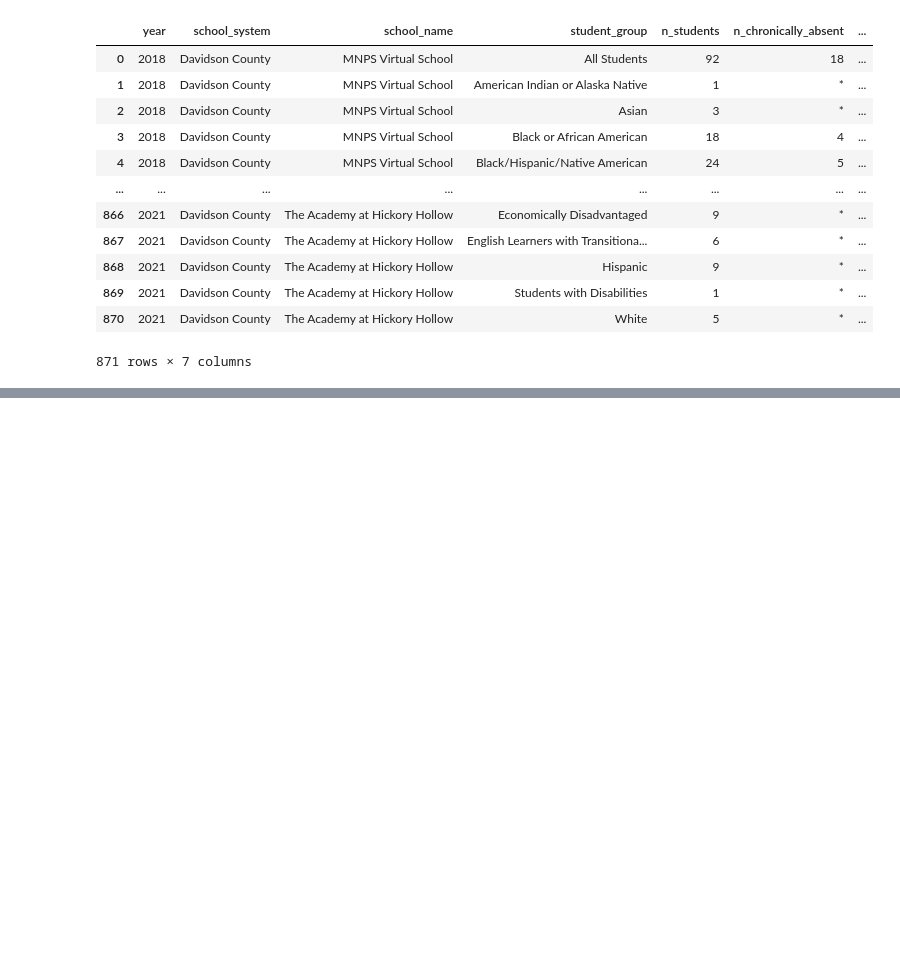
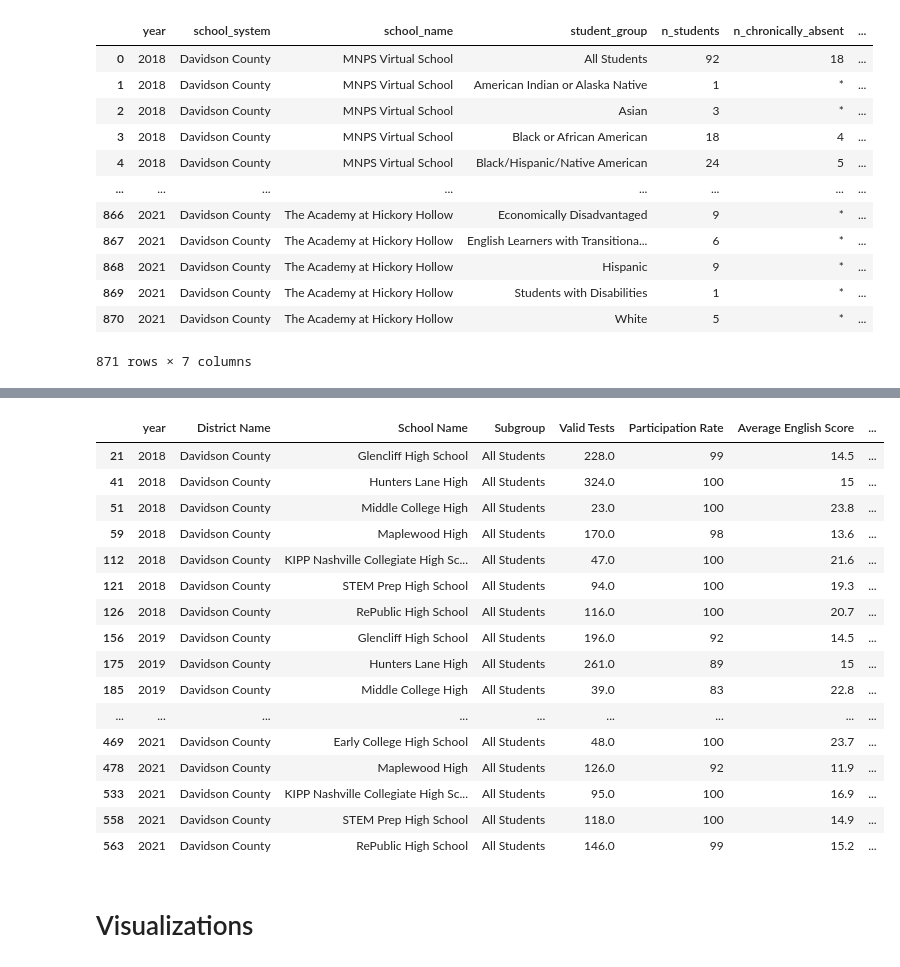
Before and after one commit to mawonuga121/ohtobeascholar, a Jupyter notebook: Awonuga_DSC4900.ipynb, the cells around one changed output, grey strips where cells are left out. Drawn from its saved outputs; the diff is of its cells as text; code cells hidden in the pictures; blank space fills up the shorter version.

```diff
--- a/Awonuga_DSC4900.ipynb
+++ b/Awonuga_DSC4900.ipynb
@@ -160 +223,24 @@ epsos_df
+# %%
+everyoneact= new_actscore[(new_actscore['Subgroup']=='All Students')]
+everyoneact
+# %% [output]
+|  | year | District Name | School Name | Subgroup | Valid Tests | Participation Rate | Average English Score | ... |
+| 21 | 2018 | Davidson County | Glencliff High School | All Students | 228.0 | 99 | 14.5 | ... |
+| 41 | 2018 | Davidson County | Hunters Lane High | All Students | 324.0 | 100 | 15 | ... |
+| 51 | 2018 | Davidson County | Middle College High | All Students | 23.0 | 100 | 23.8 | ... |
+| 59 | 2018 | Davidson County | Maplewood High | All Students | 170.0 | 98 | 13.6 | ... |
+| 112 | 2018 | Davidson County | KIPP Nashville Collegiate High Sc... | All Students | 47.0 | 100 | 21.6 | ... |
+| 121 | 2018 | Davidson County | STEM Prep High School | All Students | 94.0 | 100 | 19.3 | ... |
+| 126 | 2018 | Davidson County | RePublic High School | All Students | 116.0 | 100 | 20.7 | ... |
+| 156 | 2019 | Davidson County | Glencliff High School | All Students | 196.0 | 92 | 14.5 | ... |
+| 175 | 2019 | Davidson County | Hunters Lane High | All Students | 261.0 | 89 | 15 | ... |
+| 185 | 2019 | Davidson County | Middle College High | All Students | 39.0 | 83 | 22.8 | ... |
+| ... | ... | ... | ... | ... | ... | ... | ... | ... |
+| 469 | 2021 | Davidson County | Early College High School | All Students | 48.0 | 100 | 23.7 | ... |
+| 478 | 2021 | Davidson County | Maplewood High | All Students | 126.0 | 92 | 11.9 | ... |
+| 533 | 2021 | Davidson County | KIPP Nashville Collegiate High Sc... | All Students | 95.0 | 100 | 16.9 | ... |
+| 558 | 2021 | Davidson County | STEM Prep High School | All Students | 118.0 | 100 | 14.9 | ... |
+| 563 | 2021 | Davidson County | RePublic High School | All Students | 146.0 | 99 | 15.2 | ... |
+# %% [markdown]
+# Visualizations
 # %%
```
Also changed, not shown: parts of 25 cells of this notebook.
